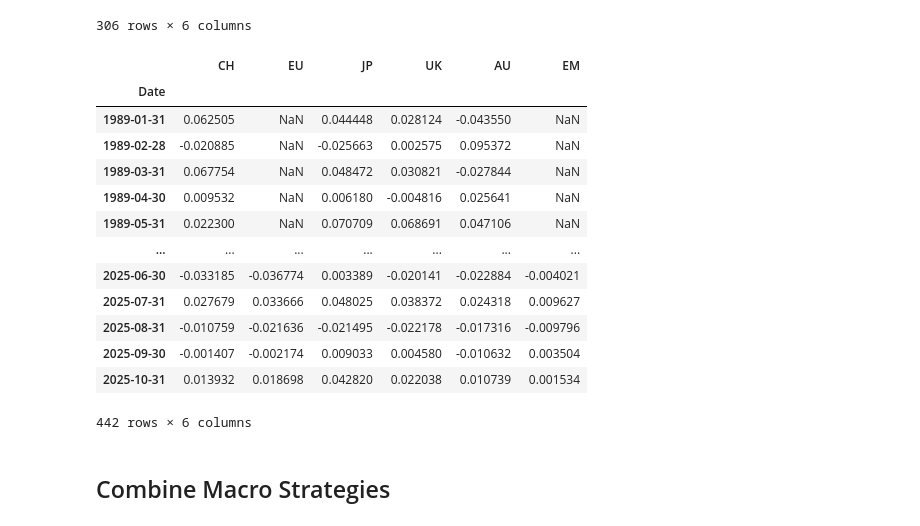
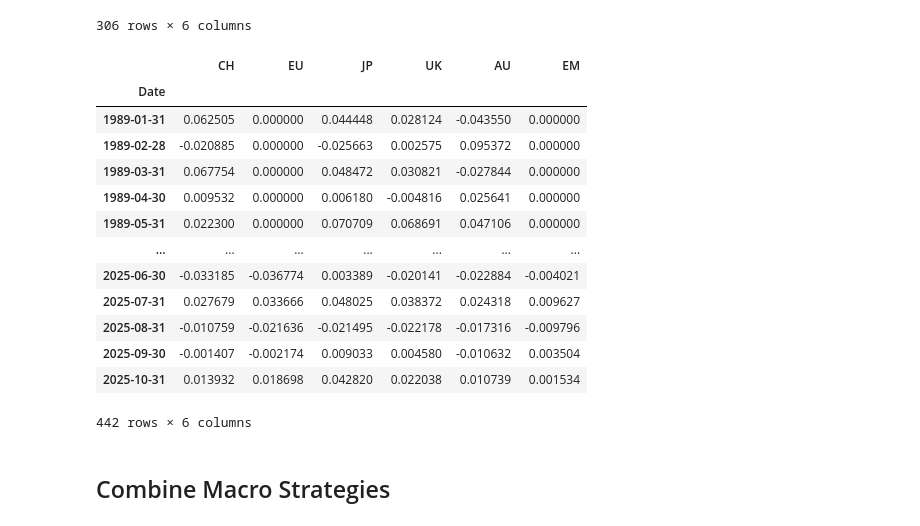
Before and after one commit to DanUZH/PMP_December_8, a Jupyter notebook: Code/Combined_Portfolio.ipynb, the cells around one changed output. Drawn from its saved outputs; the diff is of its cells as text; code cells hidden in the pictures.

```diff
--- a/Code/Combined_Portfolio.ipynb
+++ b/Code/Combined_Portfolio.ipynb
@@ -507,23 +507,23 @@ hedge_ratio
 # %%
 # --- Load Currency Prices ---
 hedge_return = pd.read_excel(
-    "../Data_Ryan/FX Data.xlsx",
+    "../Data/FX Data.xlsx",
     sheet_name = 'HEDGE RETURN',
     index_col = 0,
     parse_dates = True
 )
 hedge_return.index = pd.to_datetime(hedge_return.index)
 hedge_return.index = hedge_return.index + pd.offsets.MonthEnd(0)
 hedge_returns = hedge_return
 hedge_returns
 # %% [output]
 |  | CH | EU | JP | UK | AU | EM |
 | Date |  |  |  |  |  |  |
-| 1989-01-31 | 0.062505 | NaN | 0.044448 | 0.028124 | -0.043550 | NaN |
-| 1989-02-28 | -0.020885 | NaN | -0.025663 | 0.002575 | 0.095372 | NaN |
-| 1989-03-31 | 0.067754 | NaN | 0.048472 | 0.030821 | -0.027844 | NaN |
-| 1989-04-30 | 0.009532 | NaN | 0.006180 | -0.004816 | 0.025641 | NaN |
-| 1989-05-31 | 0.022300 | NaN | 0.070709 | 0.068691 | 0.047106 | NaN |
+| 1989-01-31 | 0.062505 | 0.000000 | 0.044448 | 0.028124 | -0.043550 | 0.000000 |
+| 1989-02-28 | -0.020885 | 0.000000 | -0.025663 | 0.002575 | 0.095372 | 0.000000 |
+| 1989-03-31 | 0.067754 | 0.000000 | 0.048472 | 0.030821 | -0.027844 | 0.000000 |
+| 1989-04-30 | 0.009532 | 0.000000 | 0.006180 | -0.004816 | 0.025641 | 0.000000 |
+| 1989-05-31 | 0.022300 | 0.000000 | 0.070709 | 0.068691 | 0.047106 | 0.000000 |
 | ... | ... | ... | ... | ... | ... | ... |
 | 2025-06-30 | -0.033185 | -0.036774 | 0.003389 | -0.020141 | -0.022884 | -0.004021 |
 | 2025-07-31 | 0.027679 | 0.033666 | 0.048025 | 0.038372 | 0.024318 | 0.009627 |
```
Also changed, not shown: parts of 28 cells of this notebook, 2 other files.
